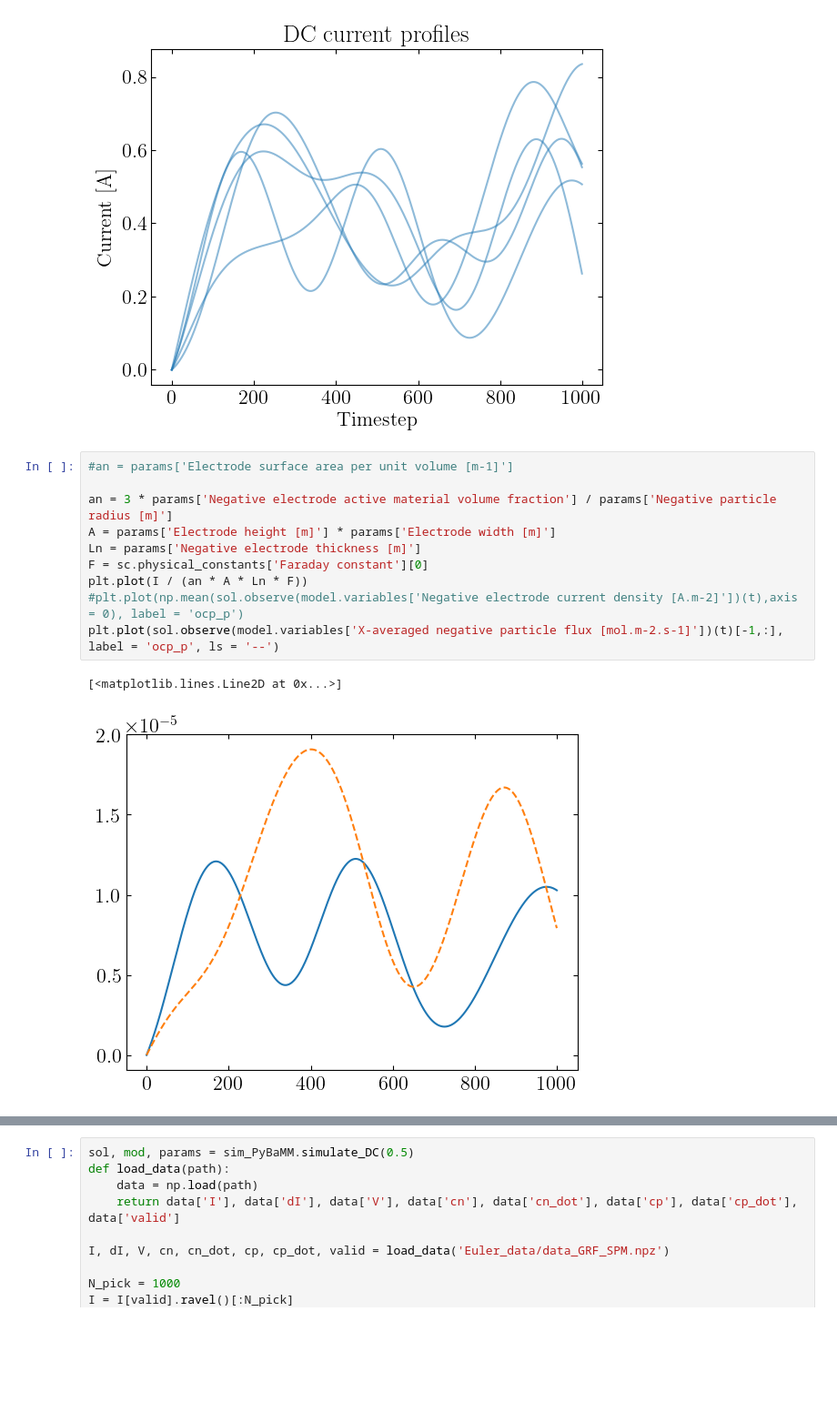
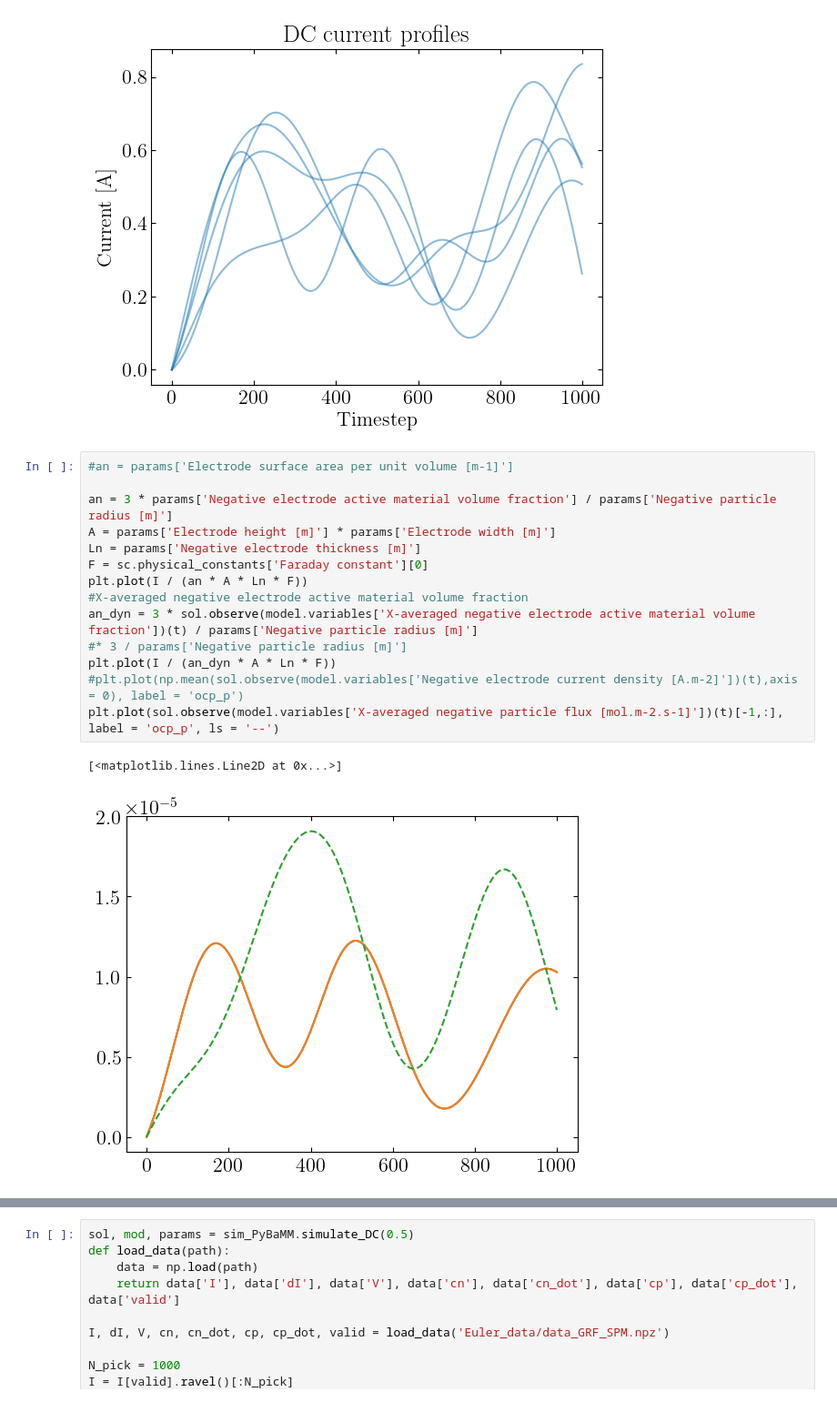
Before and after one commit to j-haralds/MSc_thesis, a Jupyter notebook: program/1_BasicEulerNN/JH_Gibbs.ipynb, the cells around one changed output, grey strips where cells are left out. Shown at 91% size. Saved outputs shown, nothing was run; the diff lists cells and outputs as text; blank space fills up the shorter version.

```diff
--- a/program/1_BasicEulerNN/JH_Gibbs.ipynb
+++ b/program/1_BasicEulerNN/JH_Gibbs.ipynb
@@ -55,13 +55,17 @@ Text(0.5, 1.0, 'DC current profiles')
 # %%
 #an = params['Electrode surface area per unit volume [m-1]']
 
 an = 3 * params['Negative electrode active material volume fraction'] / params['Negative particle radius [m]']
 A = params['Electrode height [m]'] * params['Electrode width [m]']
 Ln = params['Negative electrode thickness [m]']
 F = sc.physical_constants['Faraday constant'][0]
 plt.plot(I / (an * A * Ln * F))
+#X-averaged negative electrode active material volume fraction
+an_dyn = 3 * sol.observe(model.variables['X-averaged negative electrode active material volume fraction'])(t) / params['Negative particle radius [m]']
+#* 3 / params['Negative particle radius [m]']
+plt.plot(I / (an_dyn * A * Ln * F))
 #plt.plot(np.mean(sol.observe(model.variables['Negative electrode current density [A.m-2]'])(t),axis = 0), label = 'ocp_p')
 plt.plot(sol.observe(model.variables['X-averaged negative particle flux [mol.m-2.s-1]'])(t)[-1,:], label = 'ocp_p', ls = '--')
 # %% [output]
 [<matplotlib.lines.Line2D at 0x...>]
-[figure, old version]
+[figure, new version]
```
Also changed, not shown: parts of 1 cell of this notebook.
